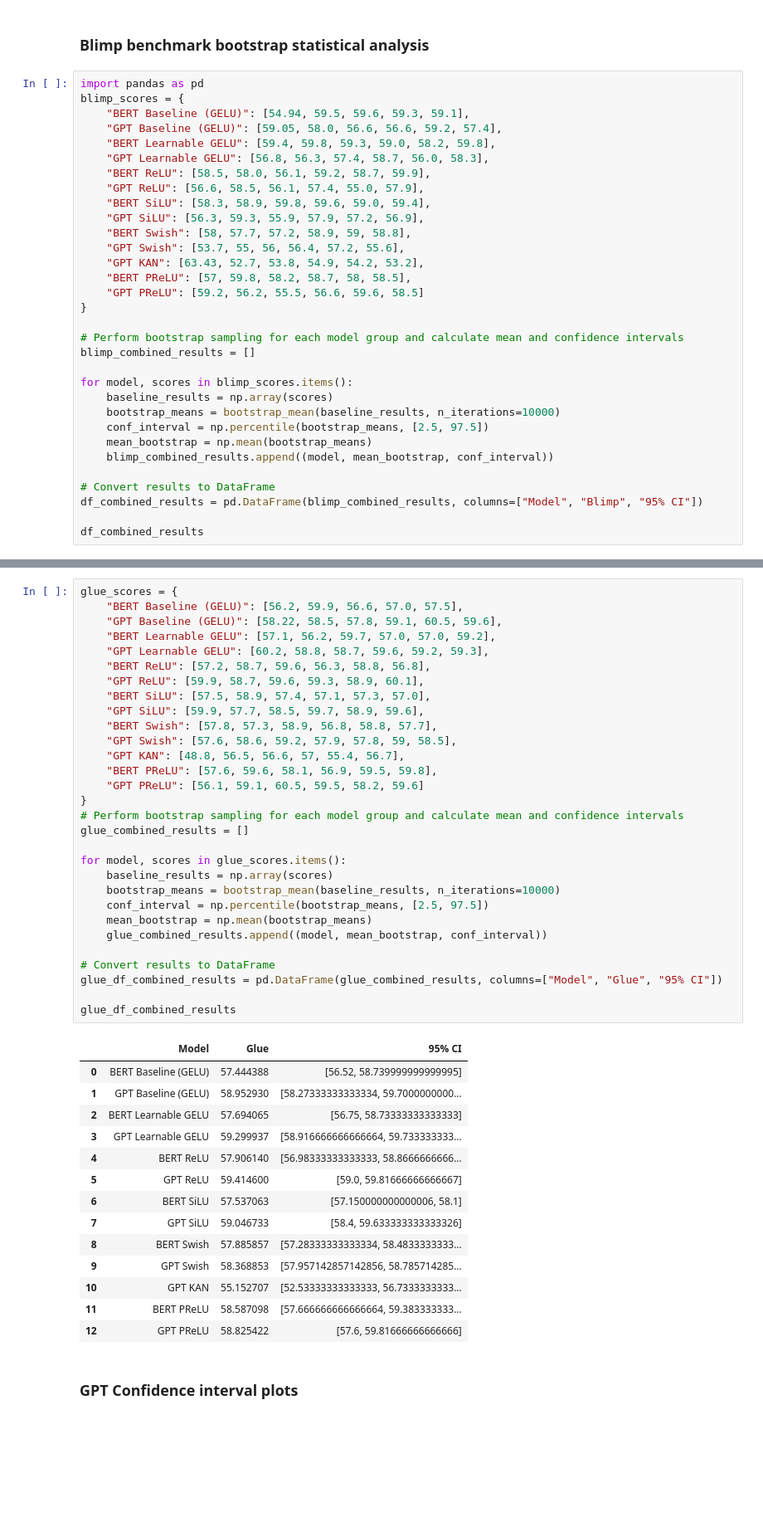
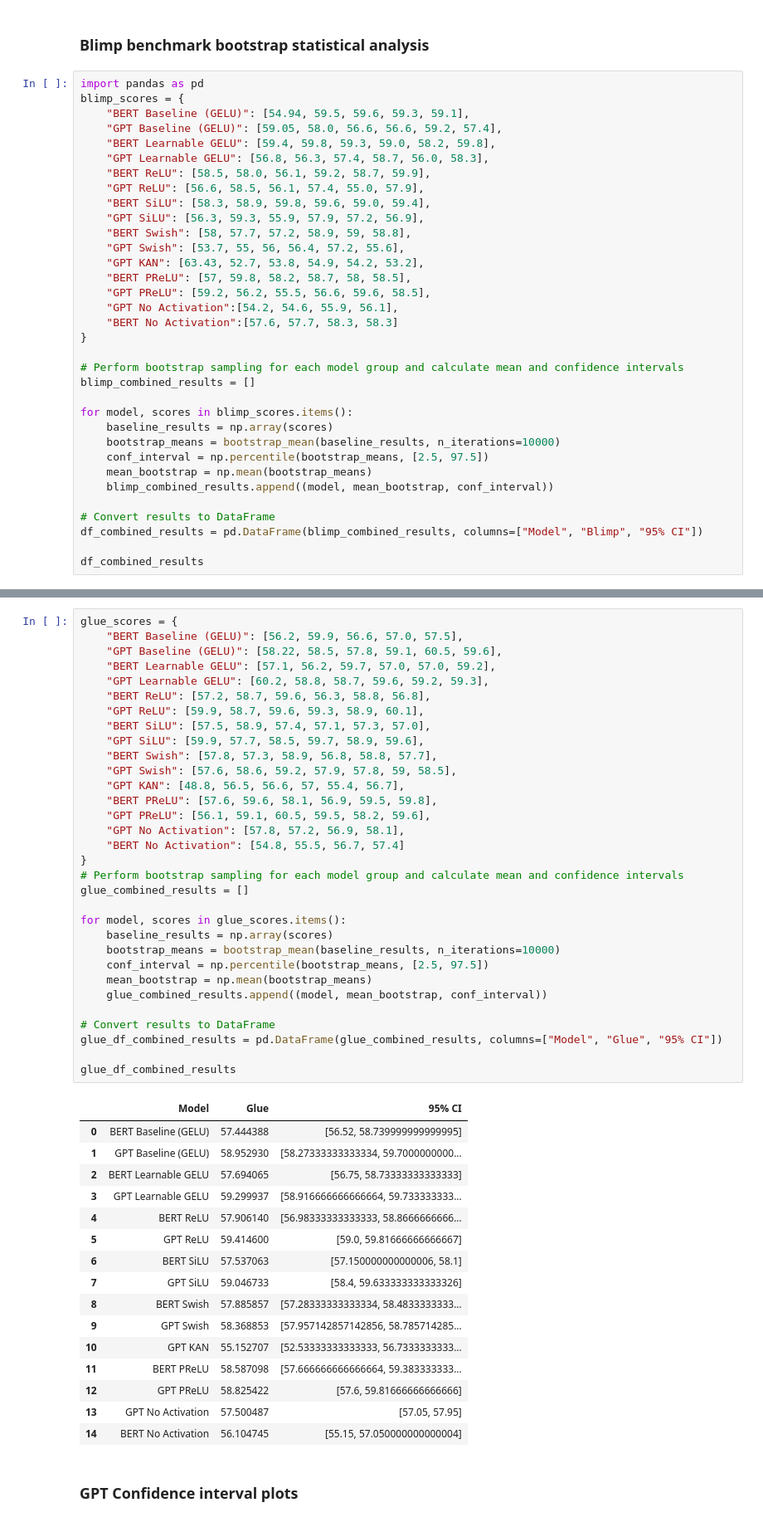
Before and after one commit to AISE-TUDelft/tiny-transformers, a Jupyter notebook: code/filip/statistics.ipynb, the cells around one changed output, grey strips where cells are left out. Shown at 83% size. Cells and saved outputs as stored; diff of their text form; blank space fills up the shorter version.

```diff
--- a/code/filip/statistics.ipynb
+++ b/code/filip/statistics.ipynb
@@ -92,7 +92,9 @@ blimp_scores = {
     "GPT Swish": [53.7, 55, 56, 56.4, 57.2, 55.6],
     "GPT KAN": [63.43, 52.7, 53.8, 54.9, 54.2, 53.2],
     "BERT PReLU": [57, 59.8, 58.2, 58.7, 58, 58.5],
-    "GPT PReLU": [59.2, 56.2, 55.5, 56.6, 59.6, 58.5]
+    "GPT PReLU": [59.2, 56.2, 55.5, 56.6, 59.6, 58.5],
+    "GPT No Activation":[54.2, 54.6, 55.9, 56.1],
+    "BERT No Activation":[57.6, 57.7, 58.3, 58.3]
 }
 
 # Perform bootstrap sampling for each model group and calculate mean and confidence intervals
@@ -138,37 +142,41 @@ glue_scores = {
     "GPT Swish": [57.6, 58.6, 59.2, 57.9, 57.8, 59, 58.5],
     "GPT KAN": [48.8, 56.5, 56.6, 57, 55.4, 56.7],
     "BERT PReLU": [57.6, 59.6, 58.1, 56.9, 59.5, 59.8],
-    "GPT PReLU": [56.1, 59.1, 60.5, 59.5, 58.2, 59.6]
+    "GPT PReLU": [56.1, 59.1, 60.5, 59.5, 58.2, 59.6],
+    "GPT No Activation": [57.8, 57.2, 56.9, 58.1],
+    "BERT No Activation": [54.8, 55.5, 56.7, 57.4]
 }
 # Perform bootstrap sampling for each model group and calculate mean and confidence intervals
 glue_combined_results = []
 
 for model, scores in glue_scores.items():
     baseline_results = np.array(scores)
     bootstrap_means = bootstrap_mean(baseline_results, n_iterations=10000)
     conf_interval = np.percentile(bootstrap_means, [2.5, 97.5])
     mean_bootstrap = np.mean(bootstrap_means)
     glue_combined_results.append((model, mean_bootstrap, conf_interval))
 
 # Convert results to DataFrame
 glue_df_combined_results = pd.DataFrame(glue_combined_results, columns=["Model", "Glue", "95% CI"])
 
 glue_df_combined_results
 # %% [output]
 |  | Model | Glue | 95% CI |
 | 0 | BERT Baseline (GELU) | 57.444388 | [56.52, 58.739999999999995] |
 | 1 | GPT Baseline (GELU) | 58.952930 | [58.27333333333334, 59.7000000000... |
 | 2 | BERT Learnable GELU | 57.694065 | [56.75, 58.73333333333333] |
 | 3 | GPT Learnable GELU | 59.299937 | [58.916666666666664, 59.733333333... |
 | 4 | BERT ReLU | 57.906140 | [56.98333333333333, 58.8666666666... |
 | 5 | GPT ReLU | 59.414600 | [59.0, 59.81666666666667] |
 | 6 | BERT SiLU | 57.537063 | [57.150000000000006, 58.1] |
 | 7 | GPT SiLU | 59.046733 | [58.4, 59.633333333333326] |
 | 8 | BERT Swish | 57.885857 | [57.28333333333334, 58.4833333333... |
 | 9 | GPT Swish | 58.368853 | [57.957142857142856, 58.785714285... |
 | 10 | GPT KAN | 55.152707 | [52.53333333333333, 56.7333333333... |
 | 11 | BERT PReLU | 58.587098 | [57.666666666666664, 59.383333333... |
 | 12 | GPT PReLU | 58.825422 | [57.6, 59.81666666666666] |
+| 13 | GPT No Activation | 57.500487 | [57.05, 57.95] |
+| 14 | BERT No Activation | 56.104745 | [55.15, 57.050000000000004] |
 # %% [markdown]
 ### GPT Confidence interval plots
 # %%
```
Also changed, not shown: parts of 3 cells of this notebook, 33 other files.
